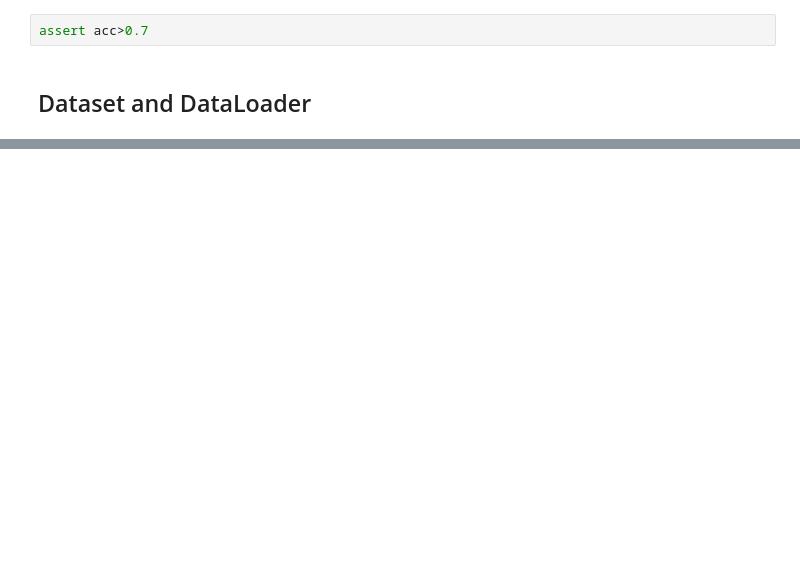
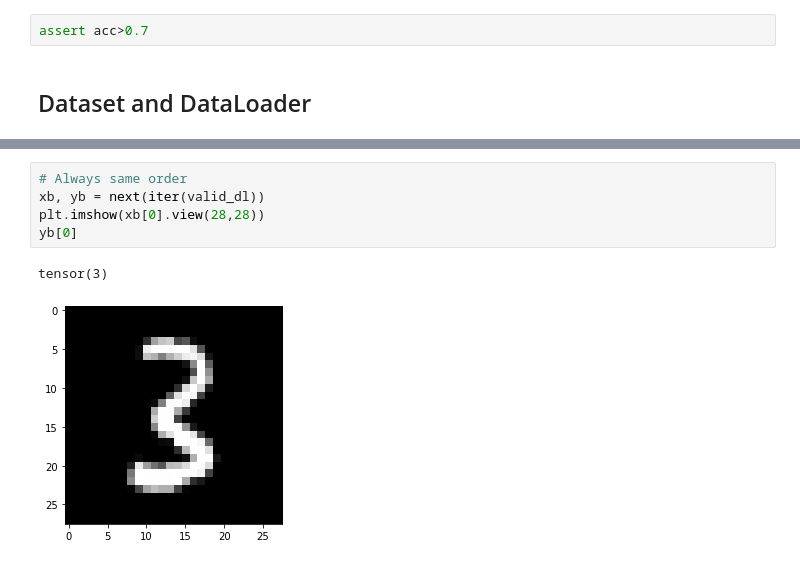
Before and after one commit to fg91/fastai_deep_learning_from_the_foundations, a Jupyter notebook: 03_minibatch_training.ipynb, the cells around one changed output, grey strips where cells are left out. Drawn from its saved outputs; the diff is of its cells as text; blank space fills up the shorter version.

```diff
--- a/03_minibatch_training.ipynb
+++ b/03_minibatch_training.ipynb
@@ -479,0 +628,8 @@ assert acc>0.7
+# %%
+# Always same order
+xb, yb = next(iter(valid_dl))
+plt.imshow(xb[0].view(28,28))
+yb[0]
+# %% [output]
+tensor(3)
+[figure, added]
```
Also changed, not shown: parts of 64 cells of this notebook, 1 other file.
